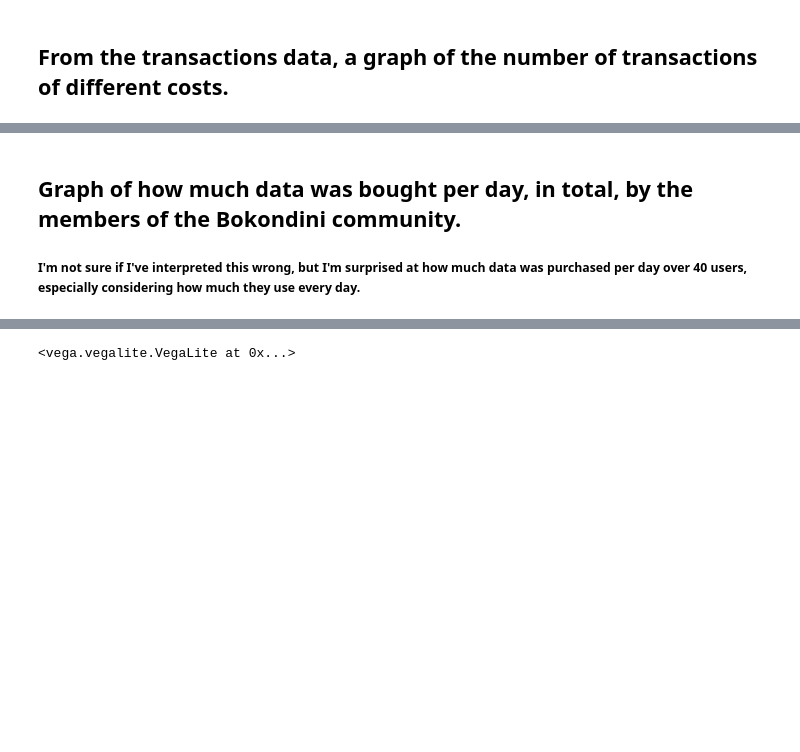
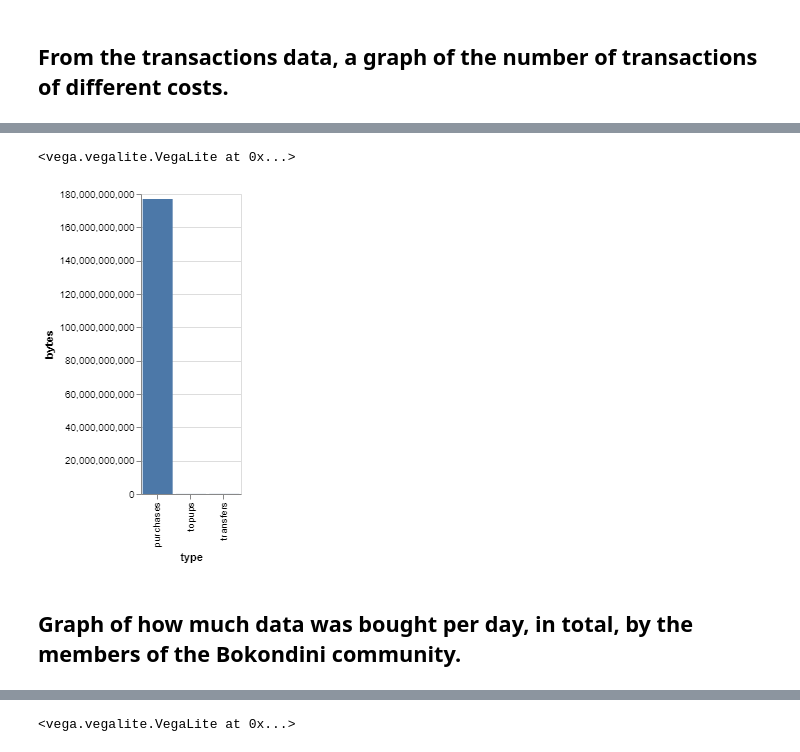
Before and after one commit to IntOwl/ICTD-Data-Analysis, a Jupyter notebook: Transactions Graphs.ipynb, the cells around one changed output, grey strips where cells are left out. Saved outputs shown, nothing was run; the diff lists cells and outputs as text; code cells hidden in the pictures; blank space fills up the shorter version.

```diff
--- a/Transactions Graphs.ipynb
+++ b/Transactions Graphs.ipynb
@@ -67,3 +73,29 @@ alt.Chart(frame).mark_bar(size=30).encode(
+# %%
+categorized_transactions = dict()
+
+categorized_transactions['purchases'] = 0
+categorized_transactions['transfers'] = 0
+categorized_transactions['topups'] = 0
+
+for purchase in purchases:
+    categorized_transactions['purchases'] += int(purchase[4])
+
+for transfer in transfers:
+    categorized_transactions['transfers'] += int(transfer[5])
+
+for topup in topups:
+    categorized_transactions['topups'] += int(topup[4])
+# %%
+categorized_transactions_df = pd.DataFrame({'type': list(categorized_transactions.keys()),
+                                           'bytes': list(categorized_transactions.values())})
+
+alt.Chart(categorized_transactions_df).mark_bar(size=30).encode(
+    x='type',
+    y='bytes',
+    tooltip=['type:N', 'bytes:Q']
+).properties(width=100)
+# %% [output]
+<vega.vegalite.VegaLite at 0x...>
+[figure, added]
 # %% [markdown]
 ## Graph of how much data was bought per day, in total, by the members of the Bokondini community.
-##### I'm not sure if I've interpreted this wrong, but I'm surprised at how much data was purchased per day over 40 users, especially considering how much they use every day.
```
Also changed, not shown: parts of 13 cells of this notebook, 8 other files.
